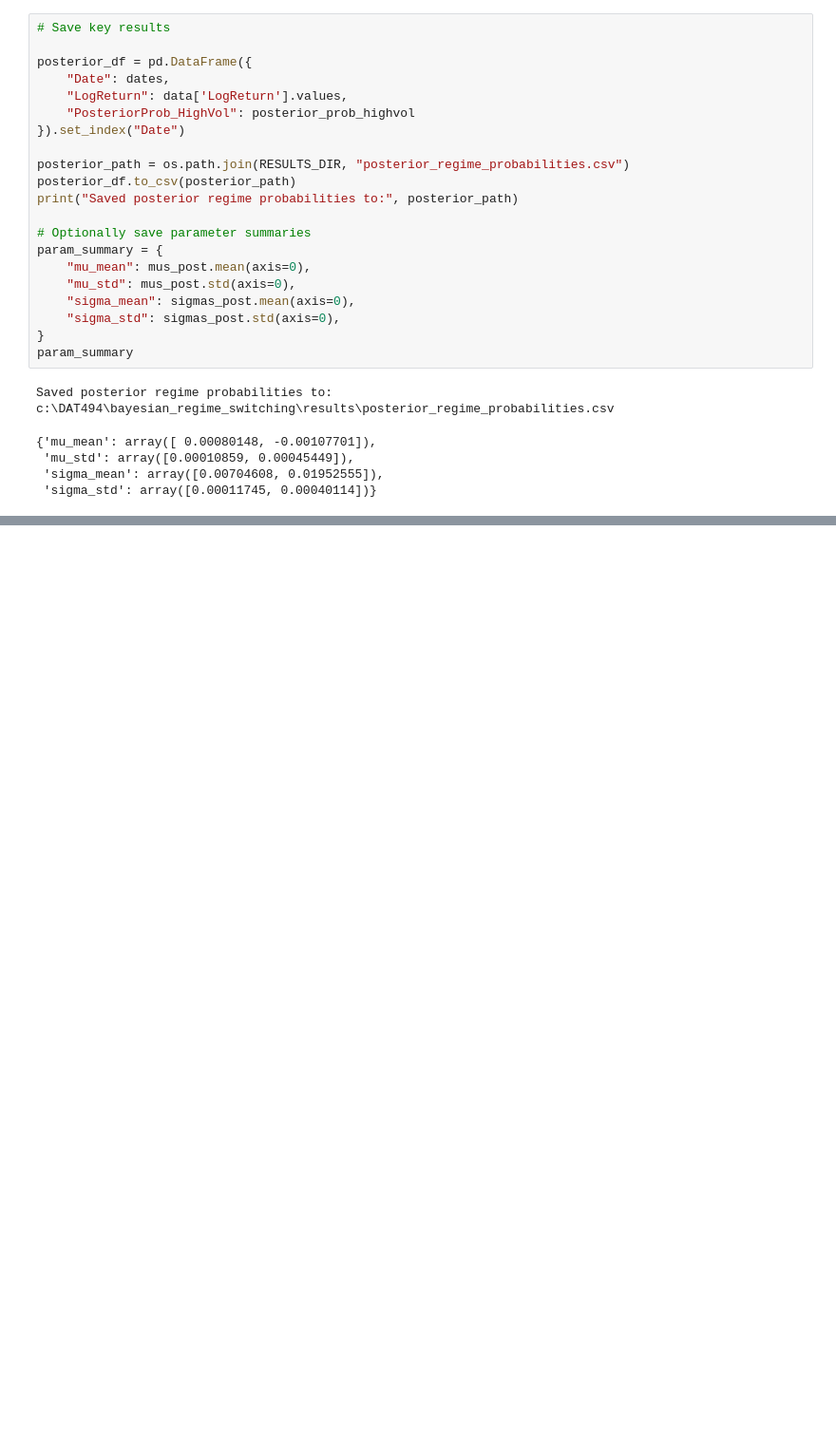
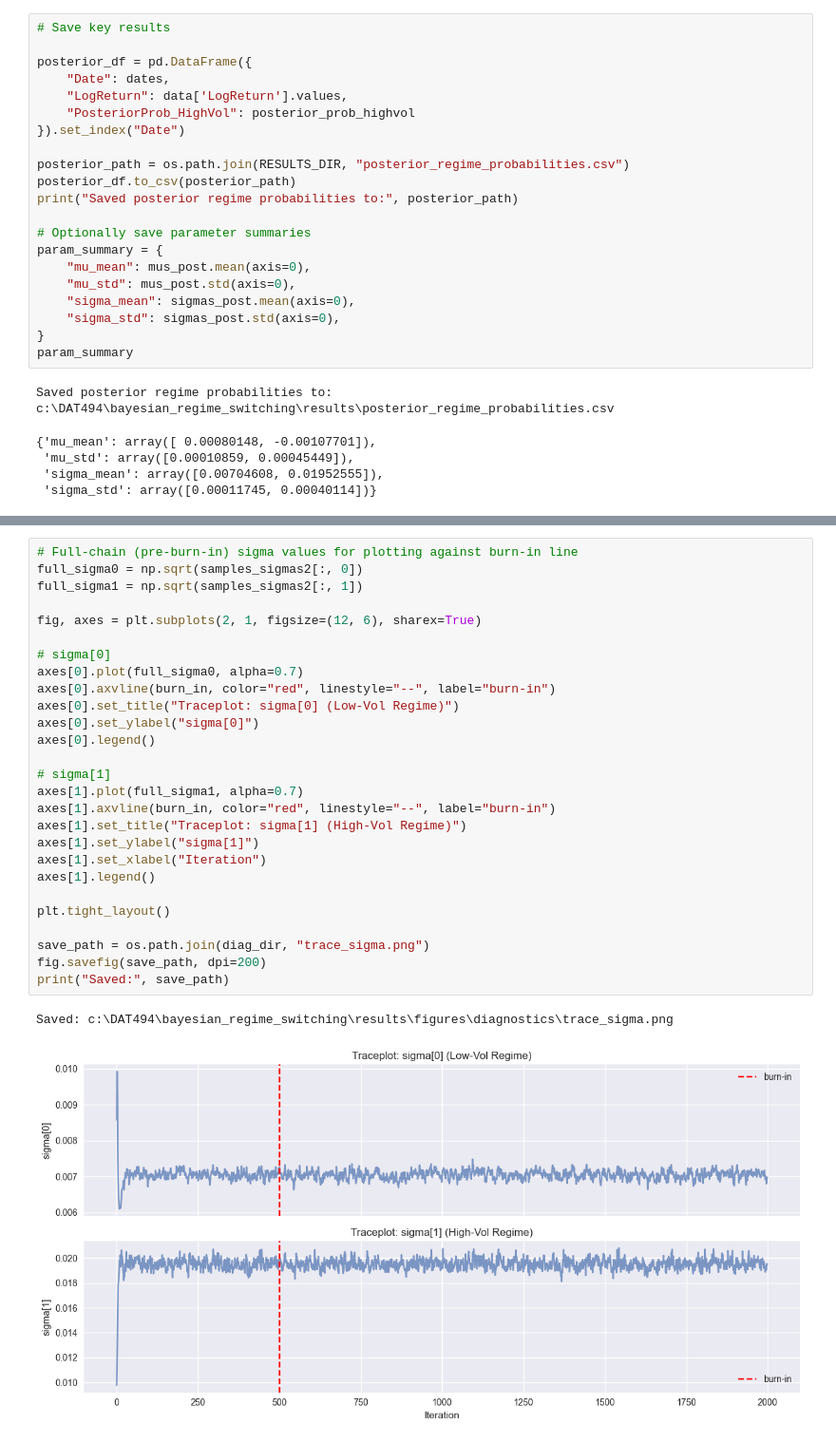
Before and after one commit to PranavPokar/bayesian_regime_switching, a Jupyter notebook: notebooks/03_bayesian_hmm_model.ipynb, the cells around one changed output, grey strips where cells are left out. Shown at 95% size. Cells and saved outputs as stored; diff of their text form; blank space fills up the shorter version.

```diff
--- a/notebooks/03_bayesian_hmm_model.ipynb
+++ b/notebooks/03_bayesian_hmm_model.ipynb
@@ -491,0 +540,30 @@ Saved posterior regime probabilities to: c:\DAT494\bayesian_regime_switching\res
+# %%
+# Full-chain (pre-burn-in) sigma values for plotting against burn-in line
+full_sigma0 = np.sqrt(samples_sigmas2[:, 0])
+full_sigma1 = np.sqrt(samples_sigmas2[:, 1])
+
+fig, axes = plt.subplots(2, 1, figsize=(12, 6), sharex=True)
+
+# sigma[0]
+axes[0].plot(full_sigma0, alpha=0.7)
+axes[0].axvline(burn_in, color="red", linestyle="--", label="burn-in")
+axes[0].set_title("Traceplot: sigma[0] (Low-Vol Regime)")
+axes[0].set_ylabel("sigma[0]")
+axes[0].legend()
+
+# sigma[1]
+axes[1].plot(full_sigma1, alpha=0.7)
+axes[1].axvline(burn_in, color="red", linestyle="--", label="burn-in")
+axes[1].set_title("Traceplot: sigma[1] (High-Vol Regime)")
+axes[1].set_ylabel("sigma[1]")
+axes[1].set_xlabel("Iteration")
+axes[1].legend()
+
+plt.tight_layout()
+
+save_path = os.path.join(diag_dir, "trace_sigma.png")
+fig.savefig(save_path, dpi=200)
+print("Saved:", save_path)
+# %% [output]
+Saved: c:\DAT494\bayesian_regime_switching\results\figures\diagnostics\trace_sigma.png
+[figure, added]
```
Also changed, not shown: parts of 17 cells of this notebook, 6 other files.
